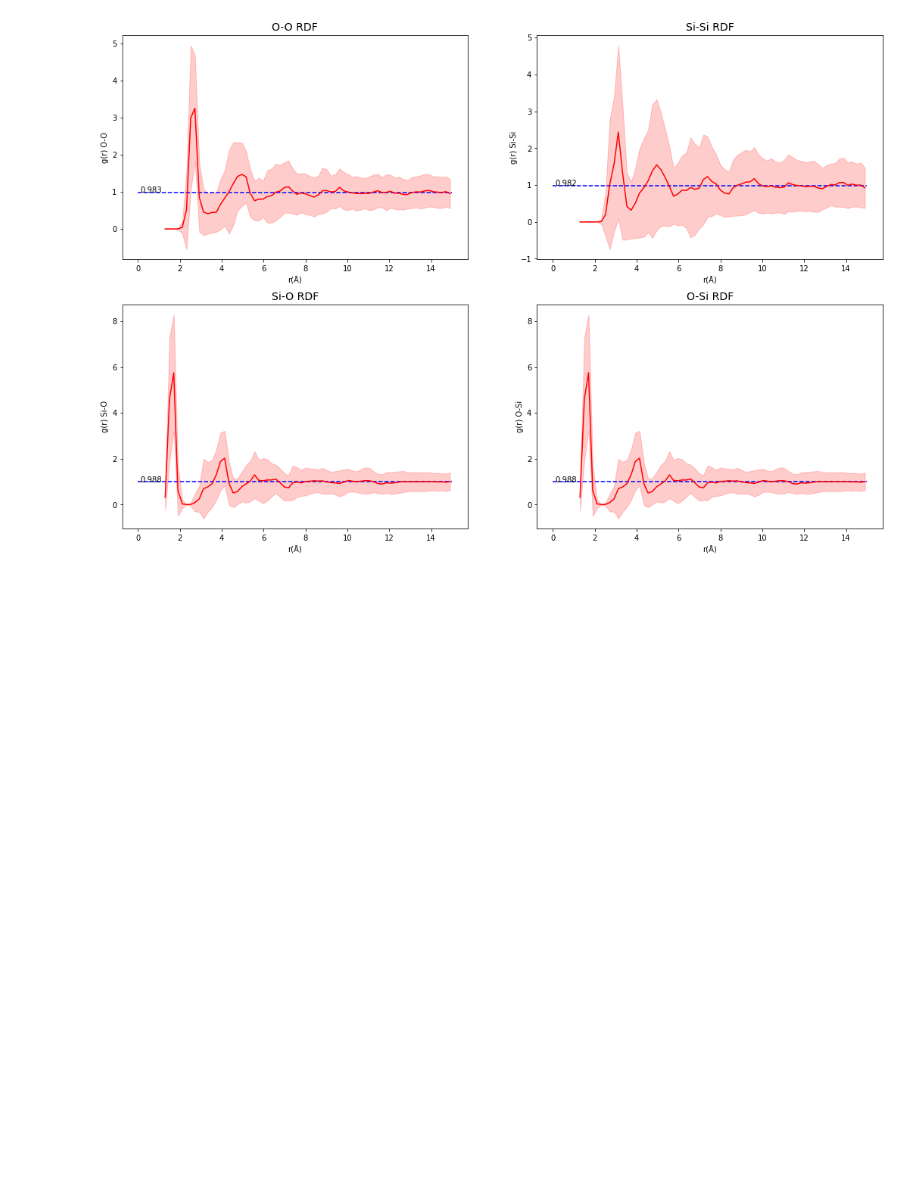
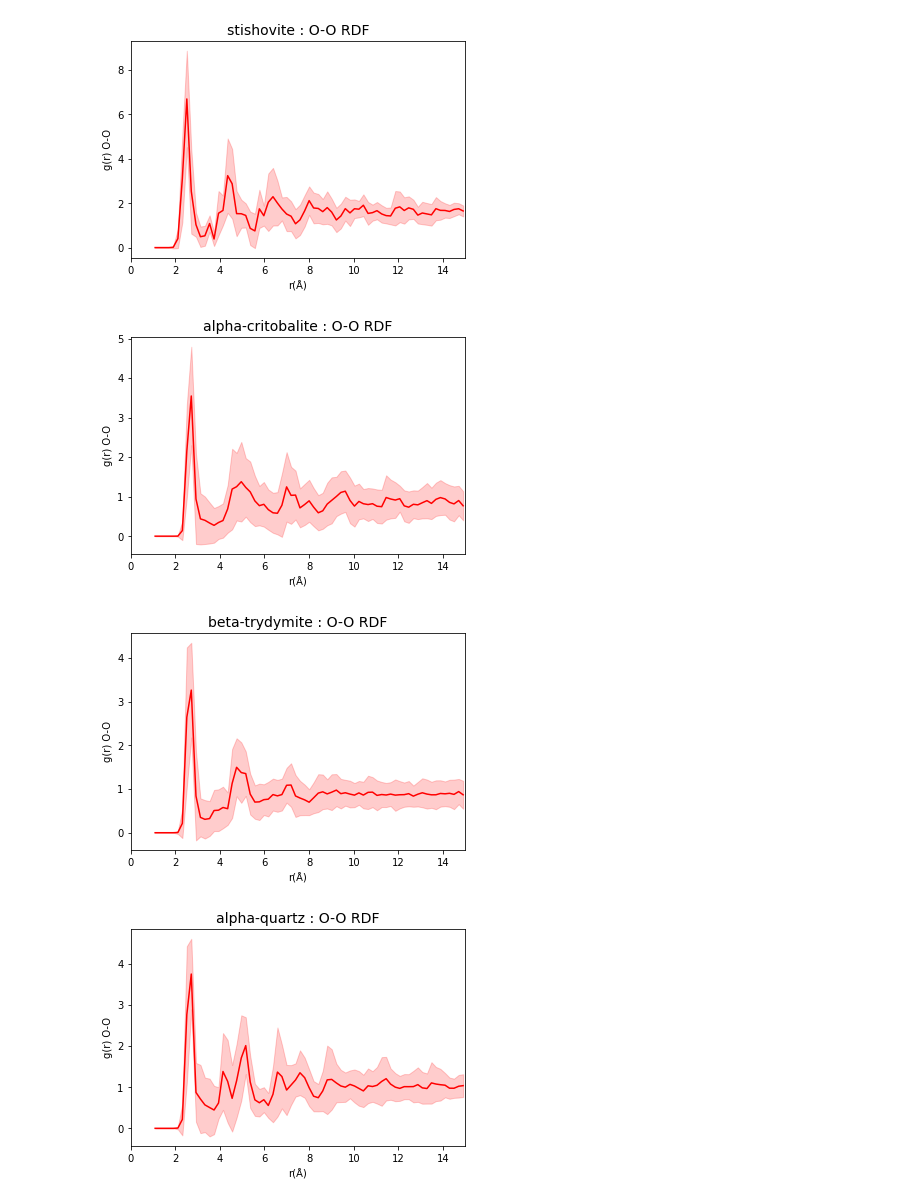
Before and after one commit to y1u0d2a1i/Research, a Jupyter notebook: scripts/rdf/plot_rdf.ipynb, the cells around one changed output. Drawn from its saved outputs; the diff is of its cells as text; code cells hidden in the pictures; blank space fills up the shorter version.

```diff
--- a/scripts/rdf/plot_rdf.ipynb
+++ b/scripts/rdf/plot_rdf.ipynb
@@ -30,15 +50,27 @@ def plot_rdf_to_one(data,fig,place):
     ax.plot(x, mean, color='red')
     return fig
 # %%
-import glob
-fig = plt.figure(figsize=(18, 12))
-files = glob.glob(f'{csv_path}/*')
-structure = ''
-for i,file in enumerate(files):
-    data = pd.read_csv(file)
-    data = data.drop(data.columns[0],axis=1)
-    fig = plot_rdf_to_one(data, fig, i+1)
-fig.show()
-fig.savefig(f'{output_path}/all_converge.png')
+# import glob
+# fig = plt.figure(figsize=(18, 12))
+# files = glob.glob(f'{csv_path}/*')
+# structure = ''
+# for i,file in enumerate(files):
+#     data = pd.read_csv(file)
+#     data = data.drop(data.columns[0],axis=1)
+#     fig = plot_rdf_to_one(data, fig, i+1)
+# fig.show()
+# fig.savefig(f'{output_path}/all_converge.png')
-# %% [output]
-[figure, removed]
+# %%
+files = glob.glob(f'{csv_path}/*')
+for file in files:
+    df = pd.read_csv(file)
+    structures = df.structure.unique()
+    for structure in structures:
+        df_new = df.copy()
+        df_new = df_new[df_new['structure'] == structure]
+        plot_rdf(df_new,structure)
+# %% [output]
+[figure, added]
+[figure, added]
+[figure, added]
+[figure, added]
```
Also changed, not shown: parts of 3 cells of this notebook, 17 other files.
